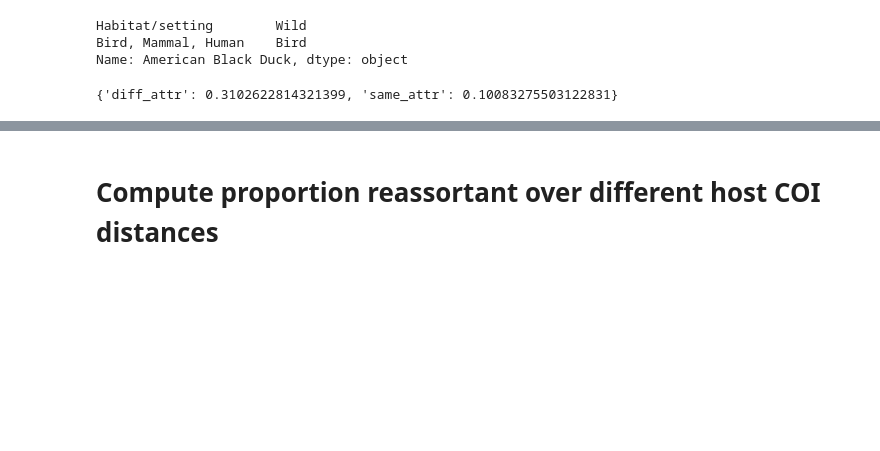
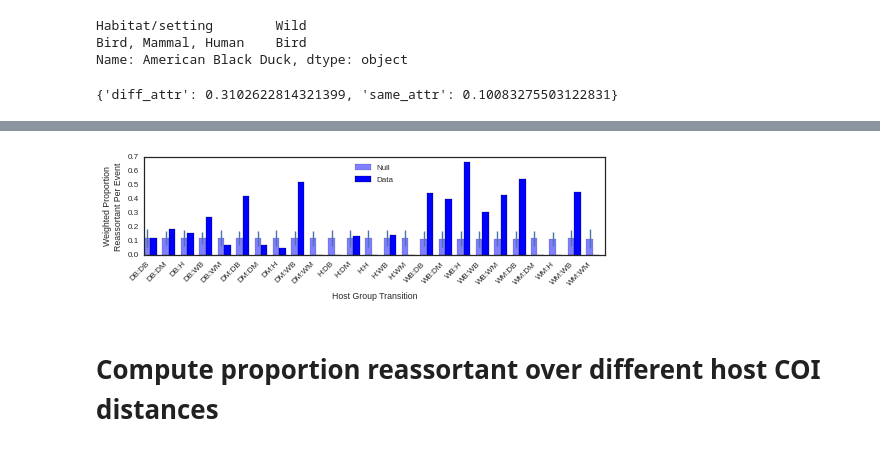
Before and after one commit to ericmjl/influenza-global-reassortment, a Jupyter notebook: Make Figure - Proportion Reassortant.ipynb, the cells around one changed output, grey strips where cells are left out. Cells and saved outputs as stored; diff of their text form; code cells hidden in the pictures; blank space fills up the shorter version.

```diff
--- a/Make Figure - Proportion Reassortant.ipynb
+++ b/Make Figure - Proportion Reassortant.ipynb
@@ -284,7 +288,7 @@ ind = np.arange(len(means))
 width = 0.35
 
 ax = fig.add_subplot(1,1,1)
-ax.bar(ind, means, width=width, color='blue', label='Null', yerr=np.array(stds)*5, alpha=0.5)
+ax.bar(ind, means, width=width, color='blue', label='Null', yerr=np.array(stds)*3, alpha=0.5)
 ax.bar(ind+width, data, width=width, color='blue', label='Data')
 ax.set_xticks(ind+width)
 ax.set_xticklabels(names, rotation=45, ha='right')
@@ -300,2 +302,3 @@ plt.show()
+[figure, added]
 # %% [markdown]
 # Compute proportion reassortant over different host COI distances
```
Also changed, not shown: parts of 30 cells of this notebook, 2 other files.
